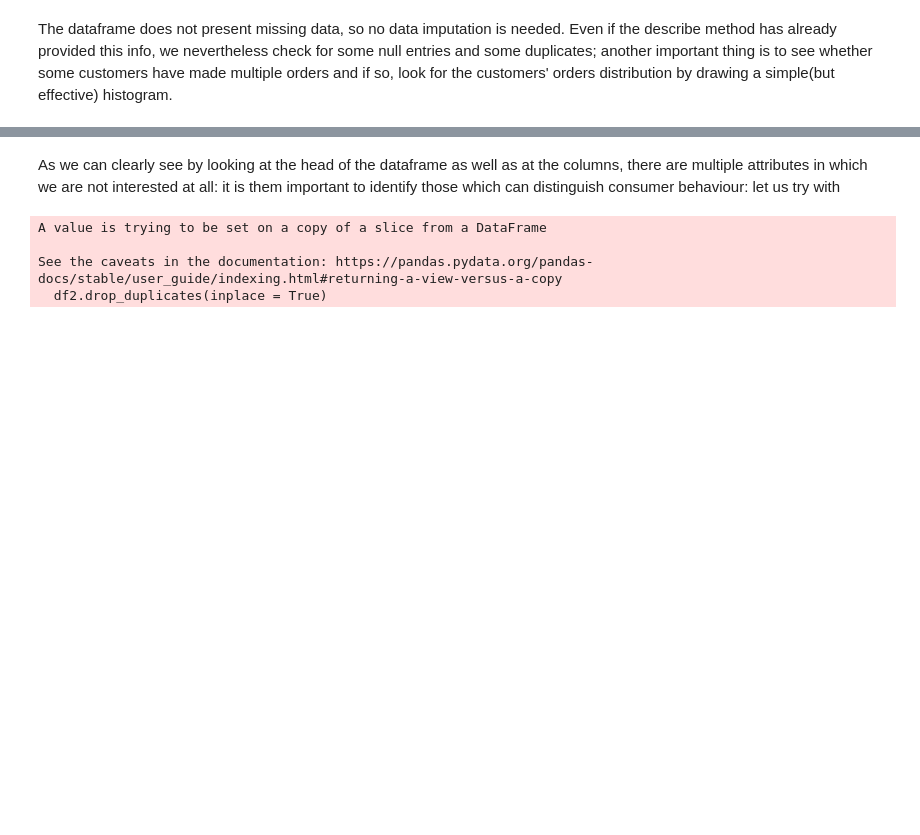
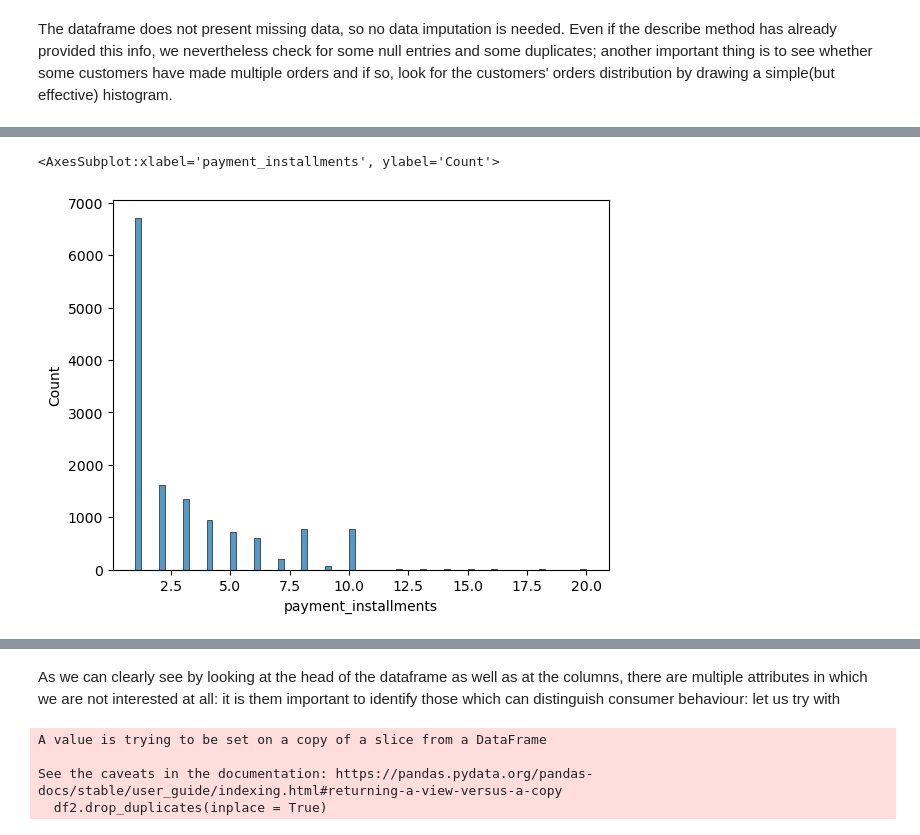
Before and after one commit to Matcar02/AI-ML-Customer-segmentation, a Jupyter notebook: ProjectAI.ipynb, the cells around one changed output, grey strips where cells are left out. Cells and saved outputs as stored; diff of their text form; code cells hidden in the pictures; blank space fills up the shorter version.

```diff
--- a/ProjectAI.ipynb
+++ b/ProjectAI.ipynb
@@ -254,0 +296,5 @@ KeyError: 'customer_unique_id'
+# %%
+sns.histplot(data=df["payment_installments"])
+# %% [output]
+<AxesSubplot:xlabel='payment_installments', ylabel='Count'>
+[figure, added]
```
Also changed, not shown: parts of 16 cells of this notebook.
